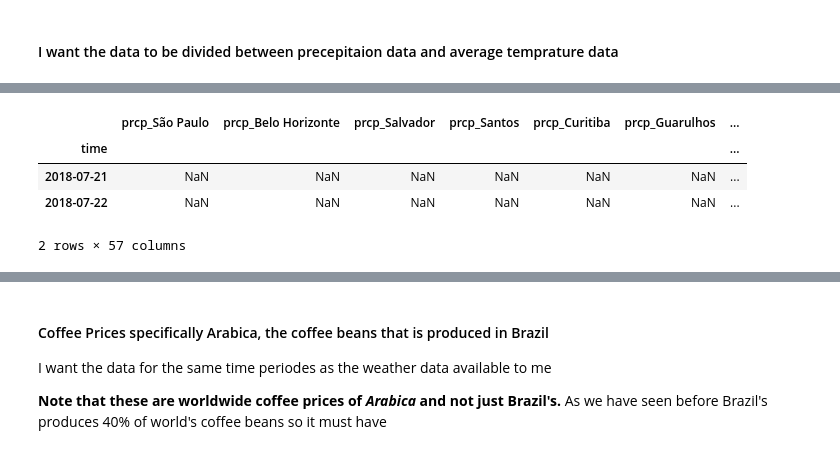
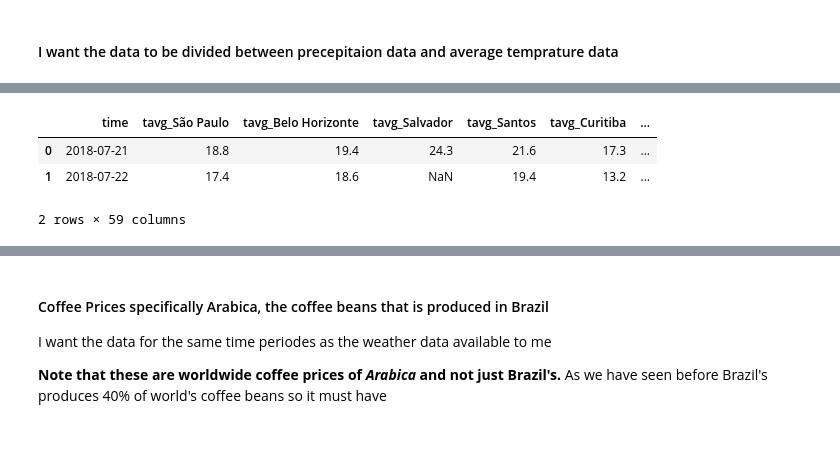
Before and after one commit to maseehfaizan/Project_code, a Jupyter notebook: Master.ipynb, the cells around one changed output, grey strips where cells are left out. Drawn from its saved outputs; the diff is of its cells as text; code cells hidden in the pictures.

```diff
--- a/Master.ipynb
+++ b/Master.ipynb
@@ -70,7 +71,7 @@ ix = 0
 
 for i in city['city']:
     #The servers used are free but we don't want them to be overloaded with data collection and the code to crash. So I have put a timer between entries!
-    time.sleep(0.2)
+    time.sleep(0.1)
     name = i
     #Getting latitude and longitude values for each cities in our dataset
     lat = city.loc[city['city'] == i, 'lat'].values[0]
@@ -108,7 +113,11 @@ wdata = wdata.set_index('time')
 prcp_columns = [col for col in wdata.columns if col.startswith('prcp')]
 # Create a new DataFrame with these columns
 prcp_df = wdata[prcp_columns]
+prcp_df['Average prcp'] = prcp_df.mean(axis=1, skipna=True)
+prcp_df.reset_index(inplace=True)
 
 tavg_columns = [col for col in wdata.columns if col.startswith('tavg')]
 # Create a new DataFrame with these columns
 tavg_df = wdata[tavg_columns]
+tavg_df['Average Temperature'] = tavg_df.mean(axis=1, skipna=True)
+tavg_df.reset_index(inplace=True)
@@ -115,8 +135,7 @@ tavg_df = wdata[tavg_columns]
 # %%
-prcp_df.head(2)
+tavg_df.head(2)
 # %% [output]
-|  | prcp_São Paulo | prcp_Belo Horizonte | prcp_Salvador | prcp_Santos | prcp_Curitiba | prcp_Guarulhos | ... |
-| time |  |  |  |  |  |  | ... |
-| 2018-07-21 | NaN | NaN | NaN | NaN | NaN | NaN | ... |
-| 2018-07-22 | NaN | NaN | NaN | NaN | NaN | NaN | ... |
+|  | time | tavg_São Paulo | tavg_Belo Horizonte | tavg_Salvador | tavg_Santos | tavg_Curitiba | ... |
+| 0 | 2018-07-21 | 18.8 | 19.4 | 24.3 | 21.6 | 17.3 | ... |
+| 1 | 2018-07-22 | 17.4 | 18.6 | NaN | 19.4 | 13.2 | ... |
-2 rows × 57 columns
+2 rows × 59 columns
```
Also changed, not shown: parts of 15 cells of this notebook, 1 other file.
